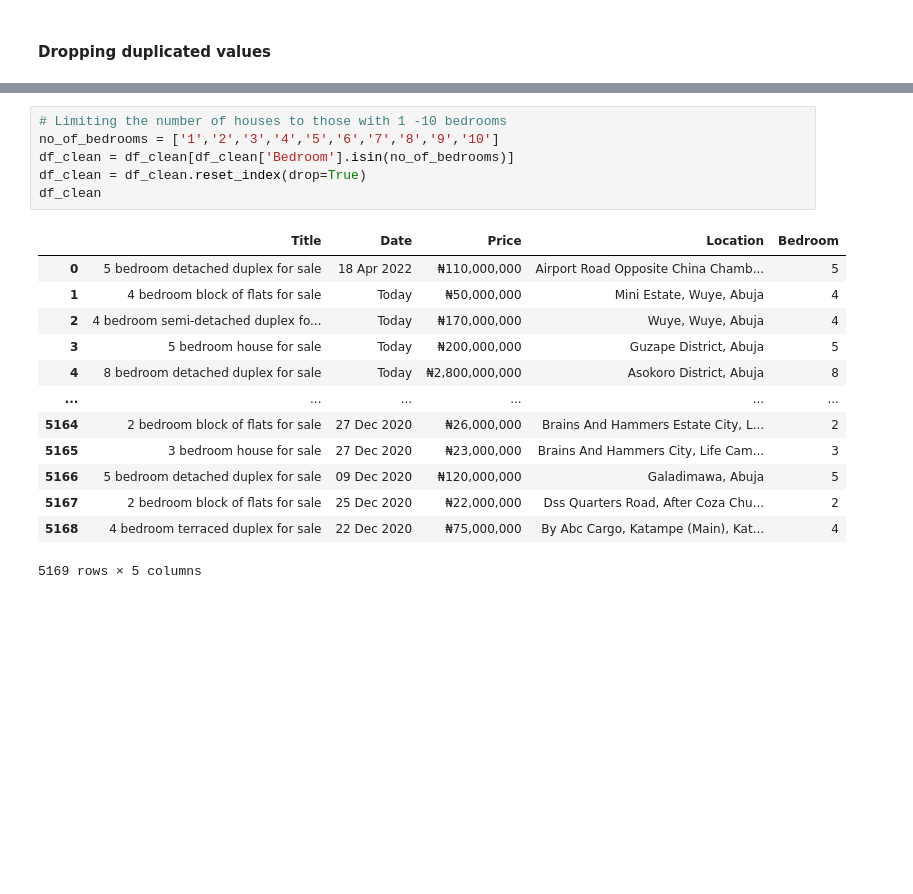
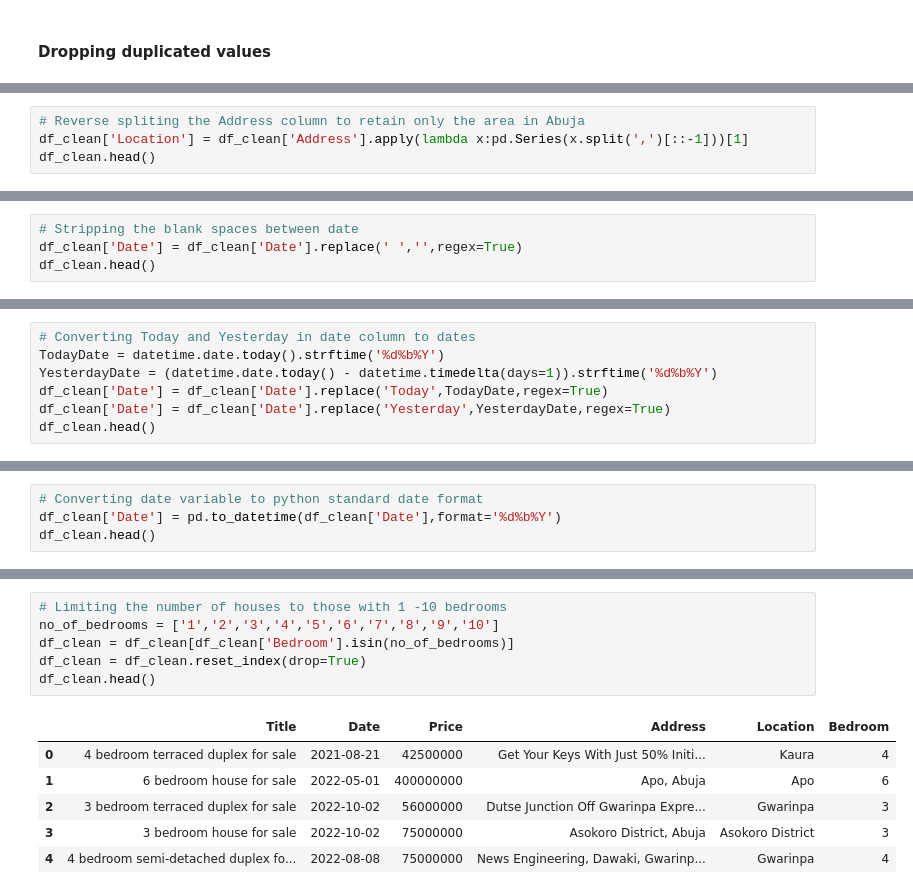
Before and after one commit to Viiktree/Real-Estate-project, a Jupyter notebook: Real estate EDA.ipynb, the cells around one changed output, grey strips where cells are left out. Drawn from its saved outputs; the diff is of its cells as text; blank space fills up the shorter version.

```diff
--- a/Real estate EDA.ipynb
+++ b/Real estate EDA.ipynb
@@ -78,0 +157,4 @@ df_clean
+# %%
+# Reverse spliting the Address column to retain only the area in Abuja
+df_clean['Location'] = df_clean['Address'].apply(lambda x:pd.Series(x.split(',')[::-1]))[1]
+df_clean.head()
@@ -78,0 +180,4 @@ df_clean
+# %%
+# Stripping the blank spaces between date
+df_clean['Date'] = df_clean['Date'].replace(' ','',regex=True)
+df_clean.head()
@@ -78,0 +191,7 @@ df_clean
+# %%
+# Converting Today and Yesterday in date column to dates
+TodayDate = datetime.date.today().strftime('%d%b%Y')
+YesterdayDate = (datetime.date.today() - datetime.timedelta(days=1)).strftime('%d%b%Y')
+df_clean['Date'] = df_clean['Date'].replace('Today',TodayDate,regex=True)
+df_clean['Date'] = df_clean['Date'].replace('Yesterday',YesterdayDate,regex=True)
+df_clean.head()
@@ -78,0 +205,4 @@ df_clean
+# %%
+# Converting date variable to python standard date format
+df_clean['Date'] = pd.to_datetime(df_clean['Date'],format='%d%b%Y')
+df_clean.head()
@@ -111,20 +250,13 @@ Name: Bedroom, dtype: int64
 # %%
 # Limiting the number of houses to those with 1 -10 bedrooms
 no_of_bedrooms = ['1','2','3','4','5','6','7','8','9','10']
 df_clean = df_clean[df_clean['Bedroom'].isin(no_of_bedrooms)]
 df_clean = df_clean.reset_index(drop=True)
-df_clean
+df_clean.head()
 # %% [output]
-|  | Title | Date | Price | Location | Bedroom |
-| 0 | 5 bedroom detached duplex for sale | 18 Apr 2022 | ₦110,000,000 | Airport Road Opposite China Chamb... | 5 |
-| 1 | 4 bedroom block of flats for sale | Today | ₦50,000,000 | Mini Estate, Wuye, Abuja | 4 |
-| 2 | 4 bedroom semi-detached duplex fo... | Today | ₦170,000,000 | Wuye, Wuye, Abuja | 4 |
-| 3 | 5 bedroom house for sale | Today | ₦200,000,000 | Guzape District, Abuja | 5 |
-| 4 | 8 bedroom detached duplex for sale | Today | ₦2,800,000,000 | Asokoro District, Abuja | 8 |
-| ... | ... | ... | ... | ... | ... |
-| 5164 | 2 bedroom block of flats for sale | 27 Dec 2020 | ₦26,000,000 | Brains And Hammers Estate City, L... | 2 |
-| 5165 | 3 bedroom house for sale | 27 Dec 2020 | ₦23,000,000 | Brains And Hammers City, Life Cam... | 3 |
-| 5166 | 5 bedroom detached duplex for sale | 09 Dec 2020 | ₦120,000,000 | Galadimawa, Abuja | 5 |
-| 5167 | 2 bedroom block of flats for sale | 25 Dec 2020 | ₦22,000,000 | Dss Quarters Road, After Coza Chu... | 2 |
-| 5168 | 4 bedroom terraced duplex for sale | 22 Dec 2020 | ₦75,000,000 | By Abc Cargo, Katampe (Main), Kat... | 4 |
+|  | Title | Date | Price | Address | Location | Bedroom |
+| 0 | 4 bedroom terraced duplex for sale | 2021-08-21 | 42500000 | Get Your Keys With Just 50% Initi... | Kaura | 4 |
+| 1 | 6 bedroom house for sale | 2022-05-01 | 400000000 | Apo, Abuja | Apo | 6 |
+| 2 | 3 bedroom terraced duplex for sale | 2022-10-02 | 56000000 | Dutse Junction Off Gwarinpa Expre... | Gwarinpa | 3 |
+| 3 | 3 bedroom house for sale | 2022-10-02 | 75000000 | Asokoro District, Abuja | Asokoro District | 3 |
+| 4 | 4 bedroom semi-detached duplex fo... | 2022-08-08 | 75000000 | News Engineering, Dawaki, Gwarinp... | Gwarinpa | 4 |
-5169 rows × 5 columns
```
Also changed, not shown: parts of 31 cells of this notebook, 2 other files.
